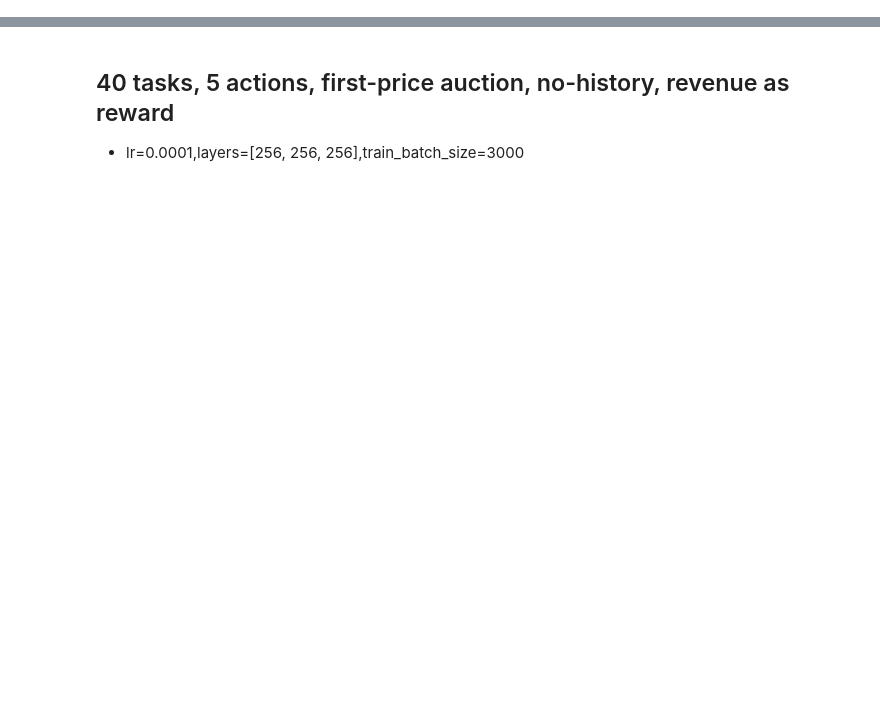
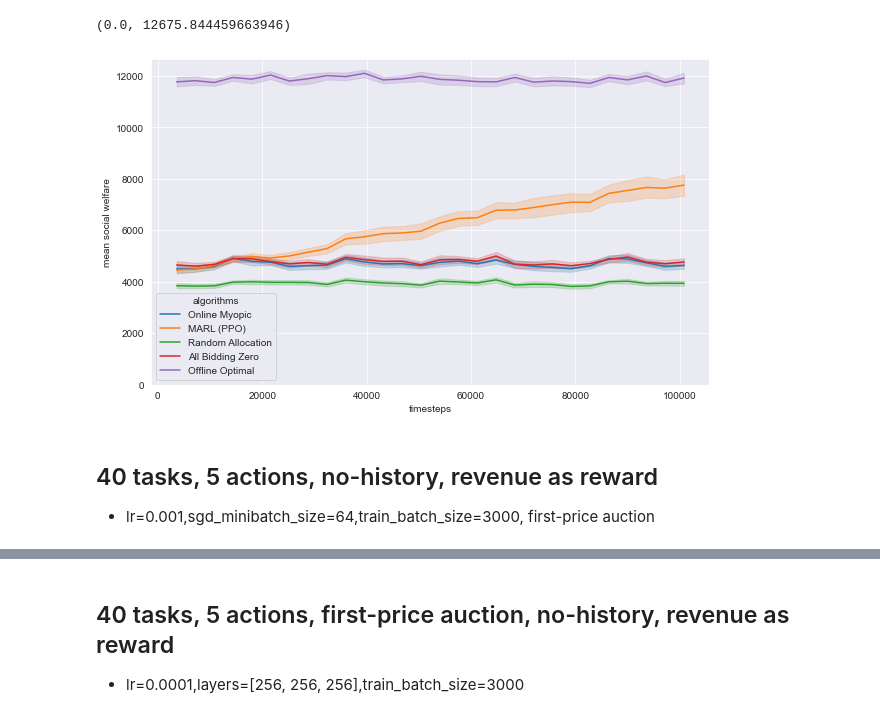
Before and after one commit to fb1n15/edge-cloud-resource-allocation-using-MARL, a Jupyter notebook: src/jupyter_notebooks/Analysis_of_results.ipynb, the cells around one changed output, grey strips where cells are left out. Drawn from its saved outputs; the diff is of its cells as text; code cells hidden in the pictures; blank space fills up the shorter version.

```diff
--- a/src/jupyter_notebooks/Analysis_of_results.ipynb
+++ b/src/jupyter_notebooks/Analysis_of_results.ipynb
@@ -129,0 +141,35 @@ p.axes.set_ylim(0)
+# %%
+# get the dataframe of the results
+df_results = pd.DataFrame()
+results = []
+cntr=1
+for folder in dir_list:
+    params_path = f'{path}/{folder}/params.json'
+    file_path = f'{path}/{folder}/result.json'
+    try:
+        with open(params_path) as f:
+            params = json.load(f)
+    except NotADirectoryError:  # some
+        continue
+    if (params['lr']==LR and params['sgd_minibatch_size']== MINIBATCH_SIZE
+    and params['train_batch_size']==BATCH_SIZE and params['env_config']['auction_type']==AUCTION_TYPE):
+        cntr+=1
+        with open(file_path) as f:
+            # json.loads (and json.load) does not decode multiple json object. So load each line at a time.
+            # https://stackoverflow.com/a/29312618/7060068
+            for line in f:
+                data = json.loads(line)
+    #             print(data)
+    #             break
+                data_row = data['custom_metrics']
+
+        #         df = pd.DataFrame.from_dict(data, index=0)
+                # https://stackoverflow.com/a/17840195/7060068
+                df = pd.DataFrame(data_row, index=[data['timesteps_total']])
+                results.append(df)
+    else:
+        continue
+
+
+df_results = pd.concat(results, axis=0)
+df_results.head()
@@ -129,0 +223,12 @@ p.axes.set_ylim(0)
+# %%
+# plot the results all in one figure
+# https://stackoverflow.com/a/55579762/7060068
+p = sns.lineplot(x='timesteps', y='mean social welfare', hue='algorithms',
+                 data=df_results_preproc)  # 2 actions (blue)
+p.axes.set_ylim(0)
+# %% [output]
+(0.0, 12675.844459663946)
+[figure, added]
+# %% [markdown]
+## 40 tasks, 5 actions, no-history, revenue as reward
+- lr=0.001,sgd_minibatch_size=64,train_batch_size=3000, first-price auction
```
Also changed, not shown: parts of 64 cells of this notebook, 5 other files.
